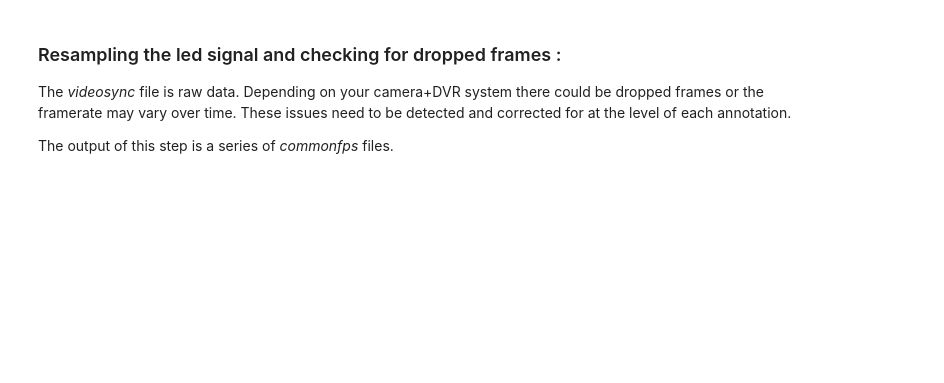
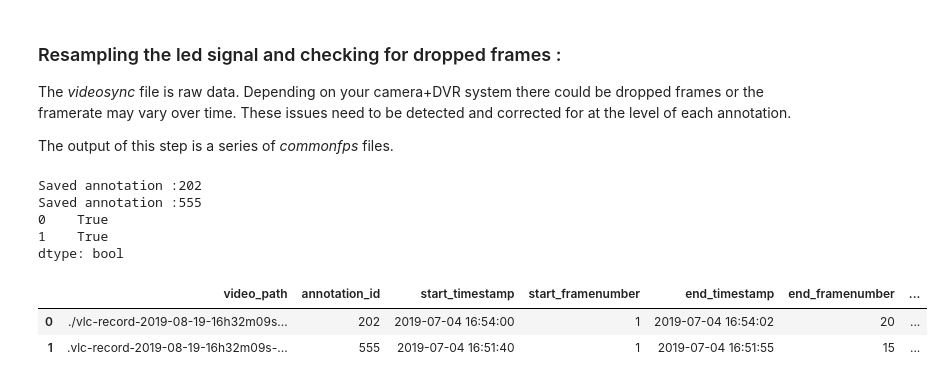
Before and after one commit to thejasvibr/match_audio_to_video, a Jupyter notebook: example_data/Run through tutorial - matching_audio_to_video.ipynb, the cells around one changed output. Cells and saved outputs as stored; diff of their text form; code cells hidden in the pictures; blank space fills up the shorter version.

Commit message:
latest version with demonstrated successful audio matching for field video annotations

```diff
--- a/example_data/Run through tutorial - matching_audio_to_video.ipynb
+++ b/example_data/Run through tutorial - matching_audio_to_video.ipynb
@@ -95,10 +70,22 @@ kwargs = {'timestamp_pattern': '%Y-%m-%d %H:%M:%S'}
 kwargs['min_fps']= 20 # Hz
 kwargs['min_durn'] = 20.0 # seconds
 kwargs['common_fps'] = 25 # Hz
-
+kwargs['output_folder'] = './'
 success = annotations.apply(video_sync_over_annotation_block,1, video_sync_data=whole_video_data ,
                                  **kwargs)
 print(success)
+# %% [output]
+Saved annotation :202
+Saved annotation :555
+0    True
+1    True
+dtype: bool
+# %%
+annotations.head()
+# %% [output]
+|  | video_path | annotation_id | start_timestamp | start_framenumber | end_timestamp | end_framenumber | ... |
+| 0 | ./vlc-record-2019-08-19-16h32m09s... | 202 | 2019-07-04 16:54:00 | 1 | 2019-07-04 16:54:02 | 20 | ... |
+| 1 | .vlc-record-2019-08-19-16h32m09s-... | 555 | 2019-07-04 16:51:40 | 1 | 2019-07-04 16:51:55 | 15 | ... |
 # %%
 def write_match_report(all_match_cc, all_files):
     df = pd.DataFrame(data={'file_name':all_files, 'match_cc':all_match_cc})
```
Also changed, not shown: parts of 9 cells of this notebook, 4 other files.
